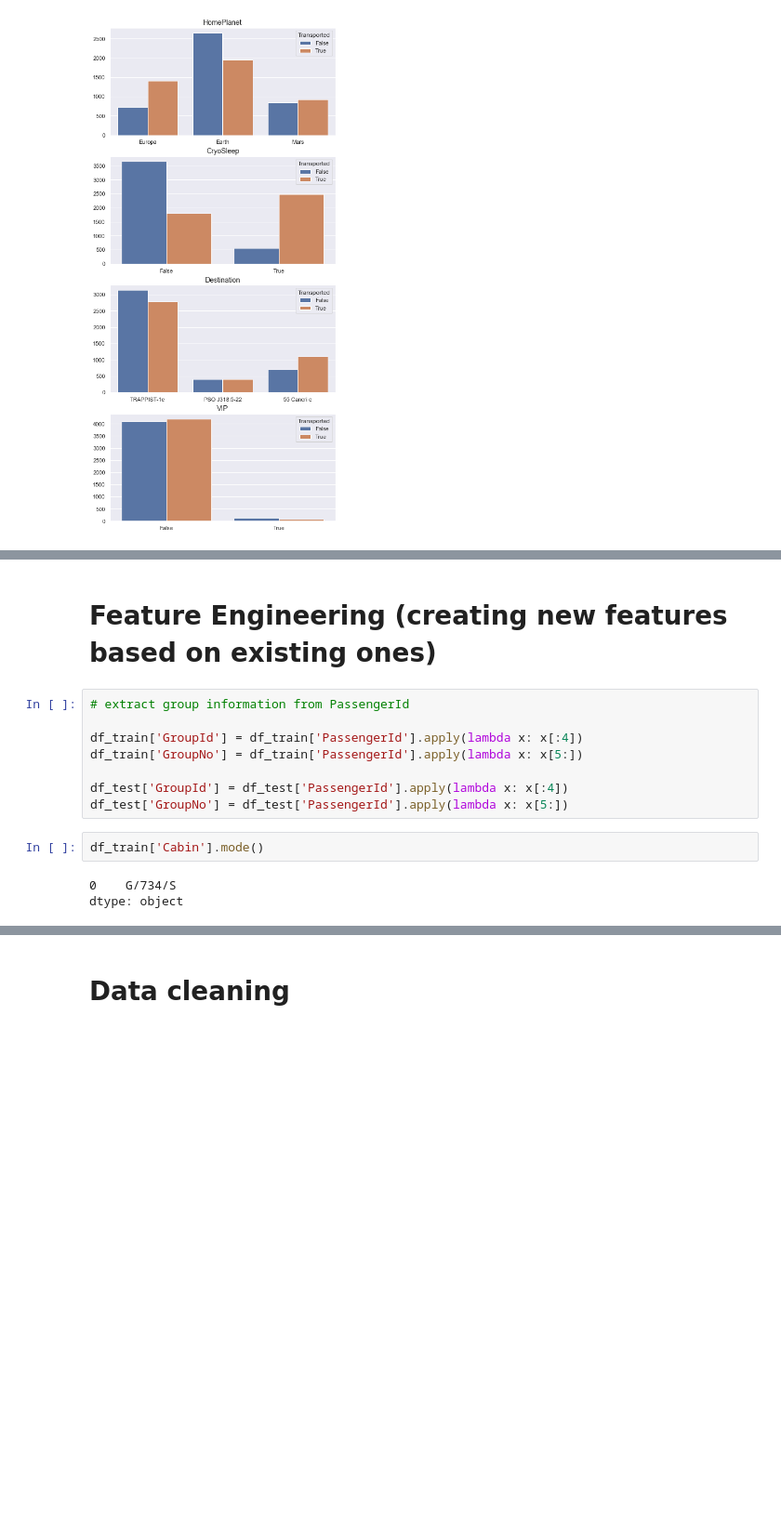
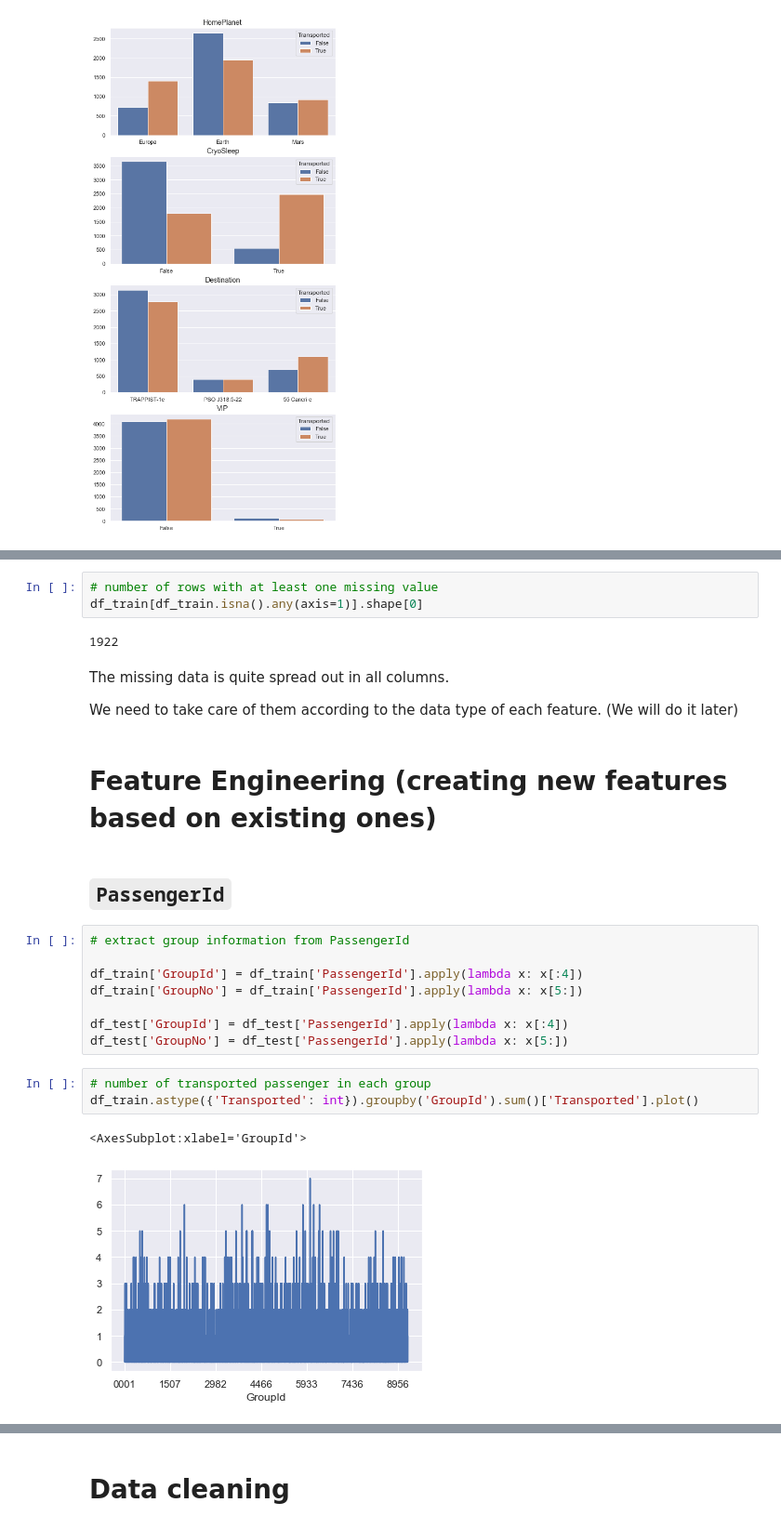
Before and after one commit to yulun-cd/space-titanic, a Jupyter notebook: space-titanic.ipynb, the cells around one changed output, grey strips where cells are left out. Shown: that part at 93% size. Saved outputs shown, nothing was run; the diff lists cells and outputs as text; blank space fills up the shorter version.

```diff
--- a/space-titanic.ipynb
+++ b/space-titanic.ipynb
@@ -114,5 +219,16 @@ Name: Transported, dtype: float64
+# %%
+# number of rows with at least one missing value
+df_train[df_train.isna().any(axis=1)].shape[0]
+# %% [output]
+1922
+# %% [markdown]
+The missing data is quite spread out in all columns.
+
+We need to take care of them according to the data type of each feature. (We will do it later)
 # %% [markdown]
 # Feature Engineering (creating new features based on existing ones)
+# %% [markdown]
+## `PassengerId`
 # %%
 # extract group information from PassengerId
 
@@ -121,8 +237,9 @@ df_train['GroupNo'] = df_train['PassengerId'].apply(lambda x: x[5:])
 
 df_test['GroupId'] = df_test['PassengerId'].apply(lambda x: x[:4])
 df_test['GroupNo'] = df_test['PassengerId'].apply(lambda x: x[5:])
-# %%
-df_train['Cabin'].mode()
-# %% [output]
-0    G/734/S
-dtype: object
+# %%
+# number of transported passenger in each group
+df_train.astype({'Transported': int}).groupby('GroupId').sum()['Transported'].plot()
+# %% [output]
+<AxesSubplot:xlabel='GroupId'>
+[figure, added]
```
Also changed, not shown: parts of 60 cells of this notebook.
